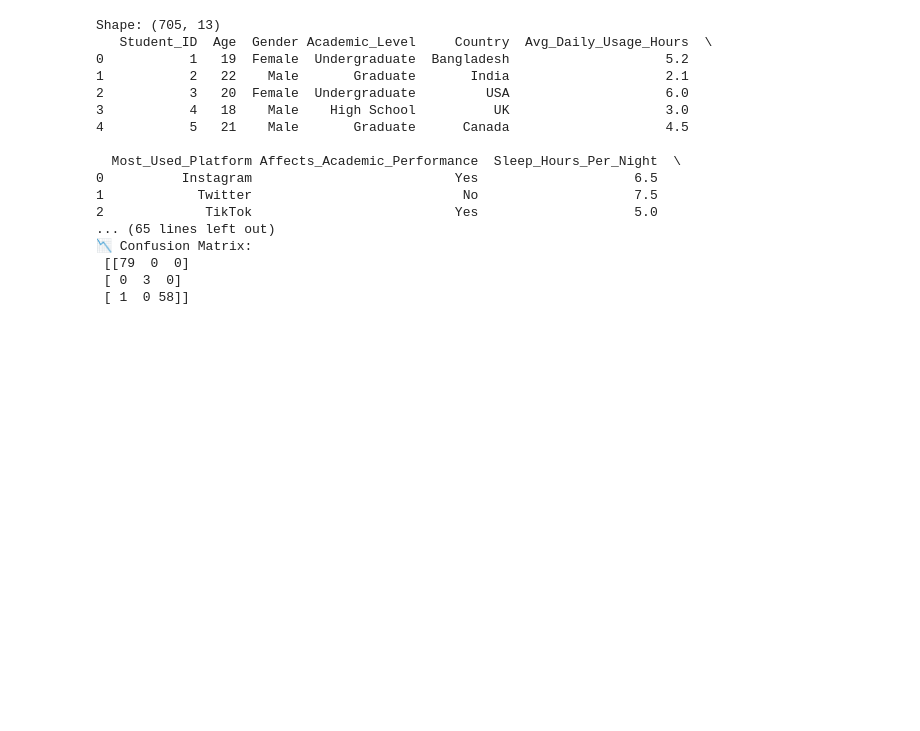
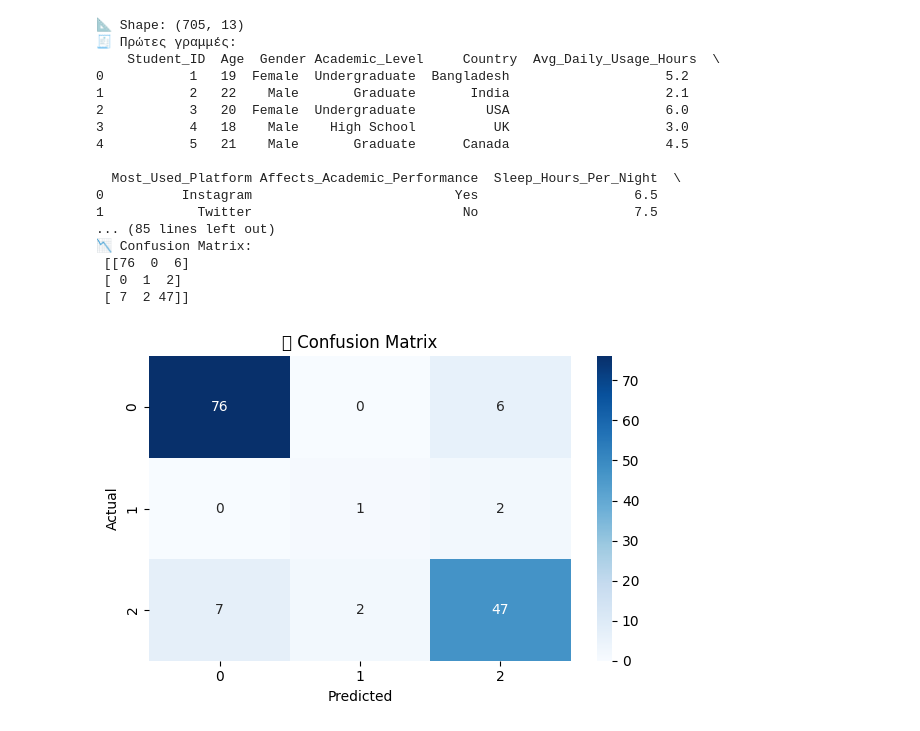
Before and after one commit to giwrgoskoutsoudis/AI-Project, a Jupyter notebook: ML_Model_SocialMedia_Addiction.ipynb, the cells around one changed output. Cells and saved outputs as stored; diff of their text form; code cells hidden in the pictures; blank space fills up the shorter version.

```diff
--- a/ML_Model_SocialMedia_Addiction.ipynb
+++ b/ML_Model_SocialMedia_Addiction.ipynb
@@ -12,22 +12,25 @@ from sklearn.preprocessing import LabelEncoder
 from sklearn.ensemble import RandomForestClassifier
 from sklearn.metrics import accuracy_score, classification_report, confusion_matrix
 
+from imblearn.over_sampling import SMOTE
+
 # -----------------------------------------
-# 📂 Βήμα 2: Φόρτωση Dataset (από GitHub)
+# 📂 Βήμα 2: Φόρτωση Dataset
 # -----------------------------------------
 url = "https://raw.githubusercontent.com/giwrgoskoutsoudis/AI-Project/main/Students%20Social%20Media%20Addiction.csv"
 df = pd.read_csv(url)
 
 # -----------------------------------------
-# 👀 Βήμα 3: Εξερεύνηση Δεδομένων
+# 👀 Βήμα 3: Εξερεύνηση
 # -----------------------------------------
-print("Shape:", df.shape)
-print(df.head())
+print("📐 Shape:", df.shape)
+print("🧾 Πρώτες γραμμές:\n", df.head())
+print("\nℹ️ Πληροφορίες:\n")
 print(df.info())
-print(df.isnull().sum())
+print("\n🕳️ Null values:\n", df.isnull().sum())
 
 # -----------------------------------------
-# 🧼 Βήμα 4: Καθαρισμός + Δημιουργία target
+# 🧼 Βήμα 4: Καθαρισμός + Target μετατροπή
 # -----------------------------------------
 def categorize(score):
     if score <= 3:
@@ -38,7 +41,11 @@ def categorize(score):
         return "High"
 
 df["Addicted_Level"] = df["Addicted_Score"].apply(categorize)
-df.drop("Student_ID", axis=1, inplace=True)
+
+if "Student_ID" in df.columns:
+    df.drop("Student_ID", axis=1, inplace=True)
+
+print("\n📊 Κατανομή Κατηγοριών:\n", df["Addicted_Level"].value_counts())
 
 # -----------------------------------------
 # 🔠 Βήμα 5: Κωδικοποίηση Κατηγορικών
@@ -46,47 +53,70 @@ df.drop("Student_ID", axis=1, inplace=True)
 le = LabelEncoder()
 for col in df.columns:
     if df[col].dtype == "object":
-        df[col] = le.fit_transform(df[col].astype(str))
+        df[col] = le.fit_transform(df[col])
 
 # -----------------------------------------
-# 🎯 Βήμα 6: Ορισμός Χ και y
+# 🎯 Βήμα 6: Επιλογή Features για εκπαίδευση
 # -----------------------------------------
-X = df.drop(["Addicted_Score", "Addicted_Level"], axis=1)
+selected_features = [
+    "Avg_Daily_Usage_Hours",
+    "Sleep_Hours_Per_Night",
+    "Affects_Academic_Performance",
+    "Conflicts_Over_Social_Media"
+]
+
+X = df[selected_features]
 y = df["Addicted_Level"]
 
 # -----------------------------------------
-# 🧪 Βήμα 7: Χωρισμός Δεδομένων
+# 🧪 Βήμα 7: Train/Test split + SMOTE
 # -----------------------------------------
-X_train, X_test, y_train, y_test = train_test_split(X, y, test_size=0.2, random_state=42)
+X_train, X_test, y_train, y_test = train_test_split(X, y, test_size=0.2, random_state=42, stratify=y)
+
+smote = SMOTE(random_state=42)
+X_train_resampled, y_train_resampled = smote.fit_resample(X_train, y_train)
+
+print("\n🔁 Κατανομή μετά το SMOTE:\n", pd.Series(y_train_resampled).value_counts())
 
 # -----------------------------------------
 # 🤖 Βήμα 8: Εκπαίδευση Μοντέλου
 # -----------------------------------------
 model = RandomForestClassifier(random_state=42)
-model.fit(X_train, y_train)
+model.fit(X_train_resampled, y_train_resampled)
 
 # -----------------------------------------
 # 📊 Βήμα 9: Αξιολόγηση
 # -----------------------------------------
 y_pred = model.predict(X_test)
+
 print("✅ Accuracy:", accuracy_score(y_test, y_pred))
 print("\n📋 Classification Report:\n", classification_report(y_test, y_pred))
 print("\n📉 Confusion Matrix:\n", confusion_matrix(y_test, y_pred))
+
+# Confusion Matrix Heatmap
+plt.figure(figsize=(6, 4))
+sns.heatmap(confusion_matrix(y_test, y_pred), annot=True, fmt='d', cmap='Blues')
+plt.title("🔵 Confusion Matrix")
+plt.xlabel("Predicted")
+plt.ylabel("Actual")
+plt.tight_layout()
+plt.show()
 # %% [output]
-Shape: (705, 13)
-   Student_ID  Age  Gender Academic_Level     Country  Avg_Daily_Usage_Hours  \
+📐 Shape: (705, 13)
+🧾 Πρώτες γραμμές:
+    Student_ID  Age  Gender Academic_Level     Country  Avg_Daily_Usage_Hours  \
 0           1   19  Female  Undergraduate  Bangladesh                    5.2
 1           2   22    Male       Graduate       India                    2.1
 2           3   20  Female  Undergraduate         USA                    6.0
 3           4   18    Male    High School          UK                    3.0
 4           5   21    Male       Graduate      Canada                    4.5
 
   Most_Used_Platform Affects_Academic_Performance  Sleep_Hours_Per_Night  \
 0          Instagram                          Yes                    6.5
 1            Twitter                           No                    7.5
-2             TikTok                          Yes                    5.0
-... (65 lines left out)
+... (85 lines left out)
 📉 Confusion Matrix:
- [[79  0  0]
- [ 0  3  0]
- [ 1  0 58]]
+ [[76  0  6]
+ [ 0  1  2]
+ [ 7  2 47]]
+[figure, added]
```
Also changed, not shown: parts of 2 cells of this notebook.
